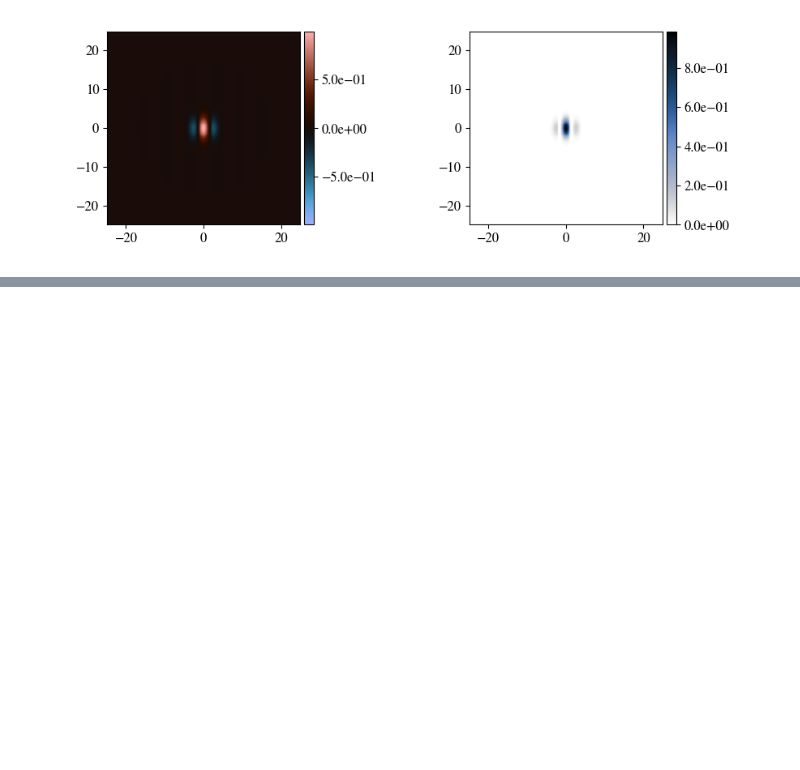
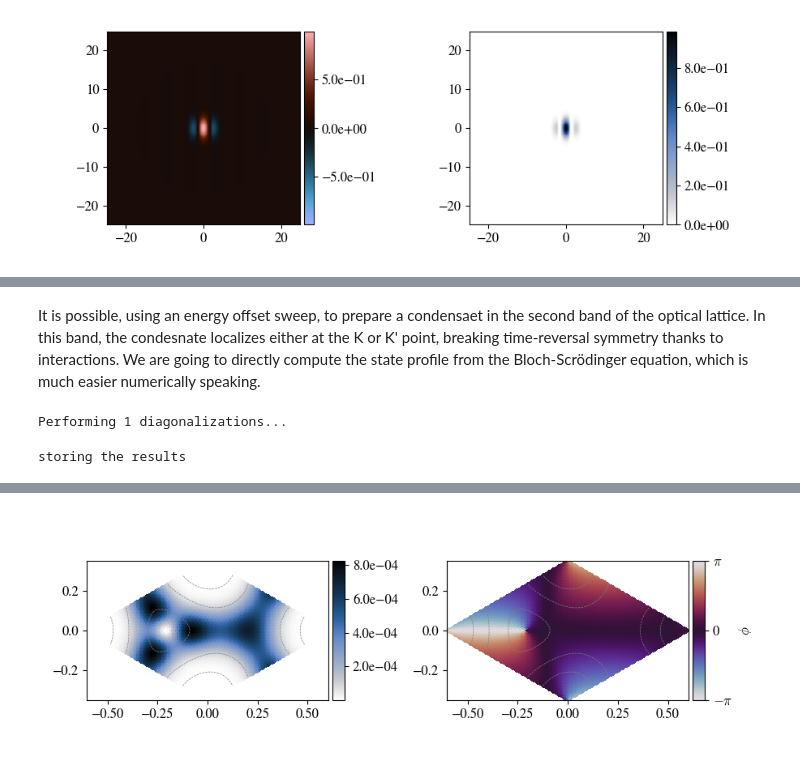
Before and after one commit to GuillotMartin/BECs, a Jupyter notebook: docs/Microscope.ipynb, the cells around one changed output, grey strips where cells are left out. Drawn from its saved outputs; the diff is of its cells as text; code cells hidden in the pictures; blank space fills up the shorter version.

```diff
--- a/docs/Microscope.ipynb
+++ b/docs/Microscope.ipynb
@@ -295,0 +177,33 @@ plt.show()
+# %% [markdown]
+It is possible, using an energy offset sweep, to prepare a condensaet in the second band of the optical lattice. In this band, the condesnate localizes either at the K or K' point, breaking time-reversal symmetry thanks to interactions. We are going to directly compute the state profile from the Bloch-Scrödinger equation, which is much easier numerically speaking.
+# %%
+from bloch_schrodinger.fdsolver import FDSolver
+
+foo = FDSolver(
+    potentials= honeycomb, alphas = 0.5
+)
+
+# Solving at the K point
+foo.kx = cst['K'][0]
+foo.ky = cst['K'][1]
+
+eigva, eigve = foo.solve(n_eigva=3)
+# eigve *= np.exp(-1j * (foo.kx * eigve.x + foo.ky * eigve.y))
+# %% [output]
+Performing 1 diagonalizations...
+storing the results
+# %%
+import xarray as xr
+
+psi0_uc = eigve[{'band':1}]
+
+plot_eigenvector(
+    [[abs(psi0_uc)**2, xr.ufuncs.angle(psi0_uc)]],
+    [[honeycomb]*2],
+    [['amplitude', 'phase']]
+)
+
+plt.show()
+
+# The bloch eigenfunction present a px +/- 1j*py vortex orbital on the A sublattice, and a s-orbital on the B sublattice
+# %% [output]
@@ -295,0 +211 @@ plt.show()
+[figure, added]
```
Also changed, not shown: parts of 20 cells of this notebook, 3 other files.
